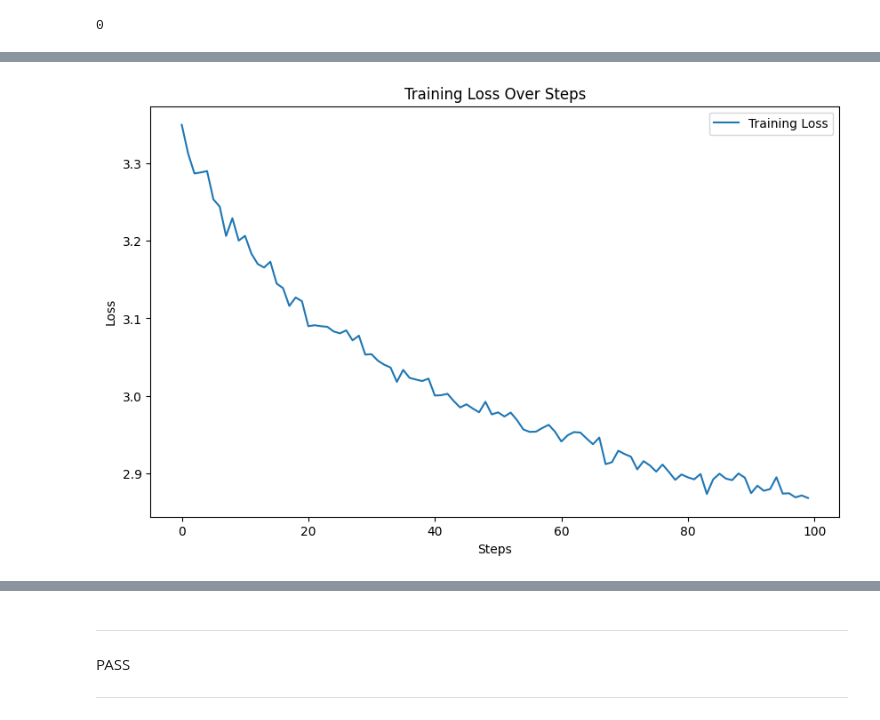
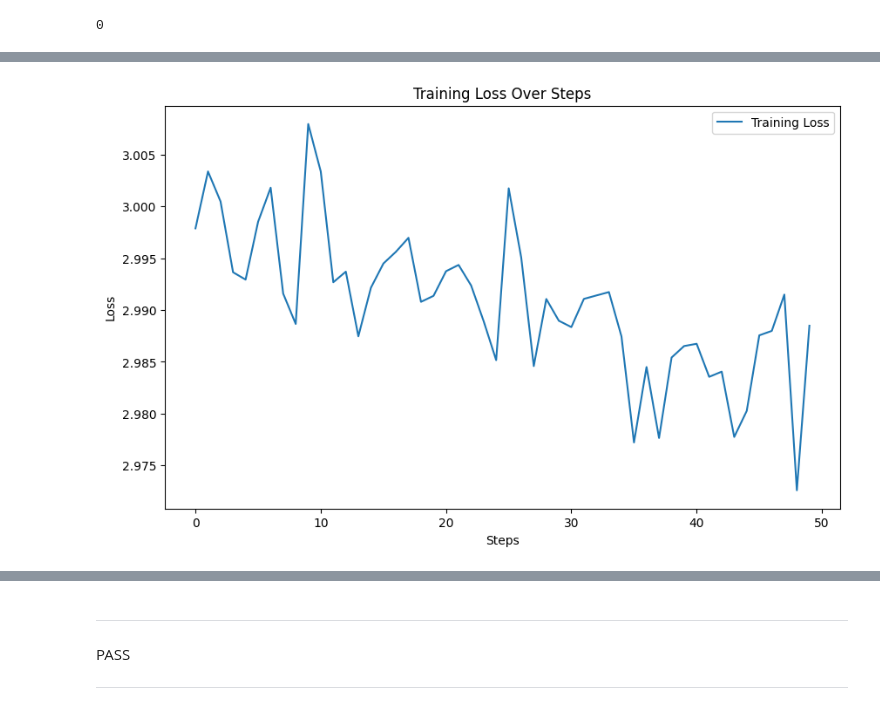
Before and after one commit to FreshMedlar/SpikingReservoir, a Jupyter notebook: res.ipynb, the cells around one changed output, grey strips where cells are left out. Drawn from its saved outputs; the diff is of its cells as text; code cells hidden in the pictures.

```diff
--- a/res.ipynb
+++ b/res.ipynb
@@ -321,13 +325,13 @@ wFh :lhrs y r ohe SoA3;dmpchf&&tFix 3a:ou th
 # %%
-optimizer = torch.optim.AdamW(model.parameters(), lr=1e-3)
+optimizer = torch.optim.AdamW(model.parameters(), lr=6e-5)
 # %%
 import matplotlib.pyplot as plt
 
 # Initialize a list to store the loss values
 loss_values = []
 
-batch_size = 4096
-for steps in range(100):  # Increase the number of steps for good results...
+batch_size = 8192
+for steps in range(50):  # Increase the number of steps for good results...
 
     # Sample a batch of data
     xb, yb = get_batch('train')
@@ -373,3 +377,3 @@ Step 100, Loss: 2.8682668209075928
-[figure, old version]
+[figure, new version]
 # %%
 # Calculate the moving average of the loss values
```
Also changed, not shown: parts of 5 cells of this notebook, 2 other files.
